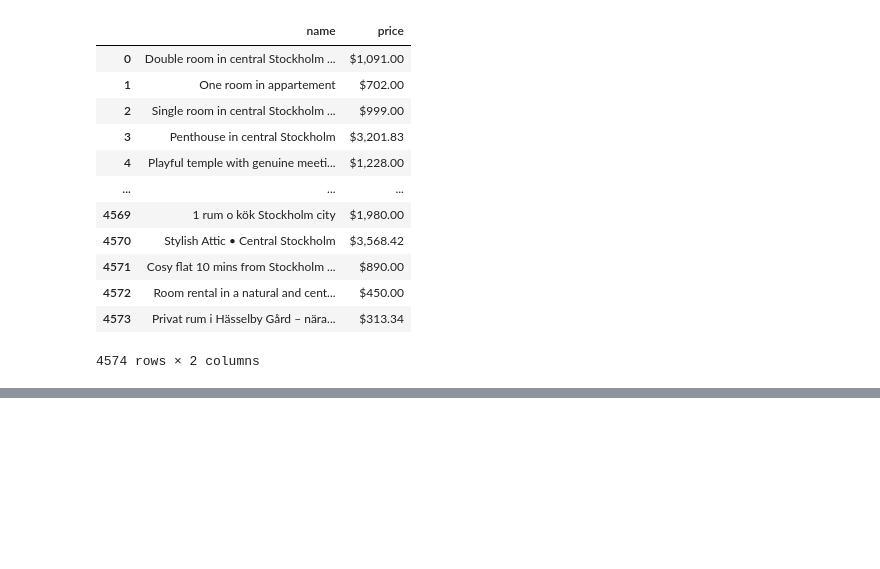
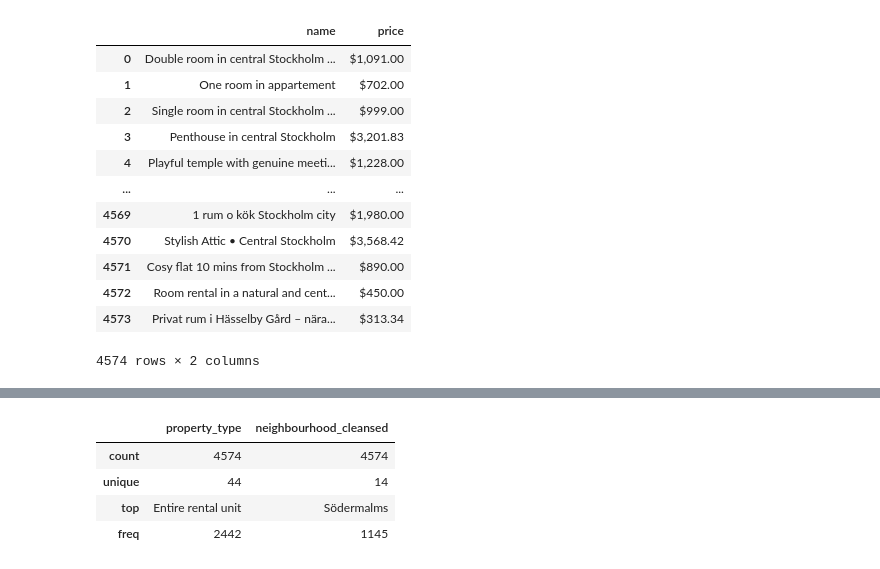
Before and after one commit to sven-0414/py-ai-lab, a Jupyter notebook: data_analysis/lab1.ipynb, the cells around one changed output, grey strips where cells are left out. Saved outputs shown, nothing was run; the diff lists cells and outputs as text; code cells hidden in the pictures; blank space fills up the shorter version.

```diff
--- a/data_analysis/lab1.ipynb
+++ b/data_analysis/lab1.ipynb
@@ -104,0 +195,8 @@ listings[['name', 'price']]
+# %%
+listings[['property_type', 'neighbourhood_cleansed']].describe()
+# %% [output]
+|  | property_type | neighbourhood_cleansed |
+| count | 4574 | 4574 |
+| unique | 44 | 14 |
+| top | Entire rental unit | Södermalms |
+| freq | 2442 | 1145 |
```
Also changed, not shown: parts of 7 cells of this notebook.
